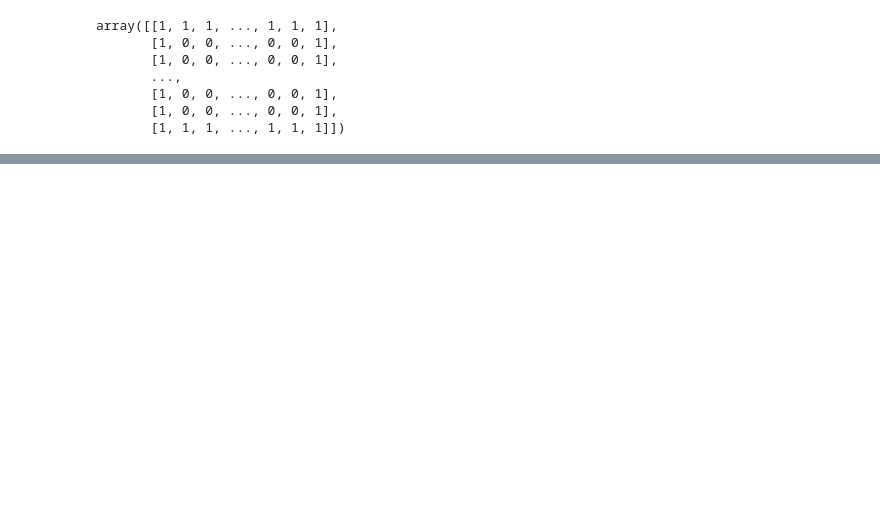
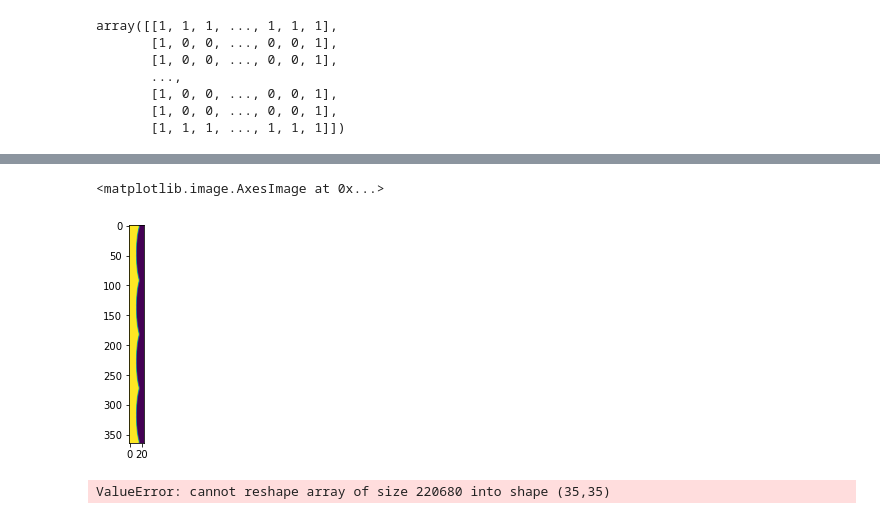
Before and after one commit to aefrank/ucsd_cse276c, a Jupyter notebook: code/hw5.ipynb, the cells around one changed output, grey strips where cells are left out. Saved outputs shown, nothing was run; the diff lists cells and outputs as text; code cells hidden in the pictures; blank space fills up the shorter version.

```diff
--- a/code/hw5.ipynb
+++ b/code/hw5.ipynb
@@ -141,0 +123,27 @@ plt.imshow(output)
+# %%
+# Angular resolution "blur"
+# Reference: http://chemaguerra.com/circular-radial-blur/
+# Scikit image ref: https://scikit-image.org/docs/stable/auto_examples/registration/plot_register_rotation.html
+from skimage.transform import warp_polar, rotate, rescale, warp
+from skimage.util import img_as_float
+
+radius = hlp.sqrt(2)*(mask.shape[0]/2) # make sure polar transform gets all the way to corner points
+
+image = mask
+image = img_as_float(image)
+image_polar = warp_polar(image, radius=radius)
+plt.imshow(image_polar)
+
+blur = np.ones((5,1))/5
+
+image_blurred = convolve2d(image_polar,blur,boundary='wrap')
+plt.imshow(image_blurred)
+# %% [output]
+<matplotlib.image.AxesImage at 0x...>
+[figure, added]
+# %%
+warped = warp(image, warp_polar)
+
+plt.imshow(warped)
+# %% [output]
+ValueError: cannot reshape array of size 220680 into shape (35,35)
```
Also changed, not shown: parts of 13 cells of this notebook, 2 other files.
